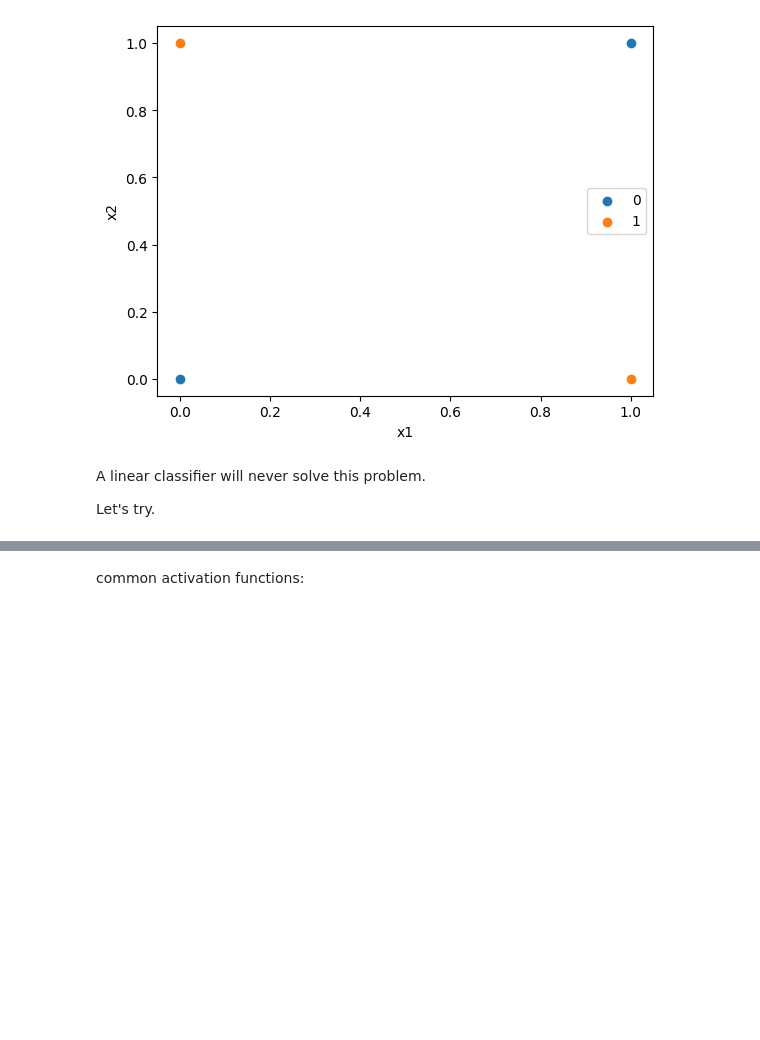
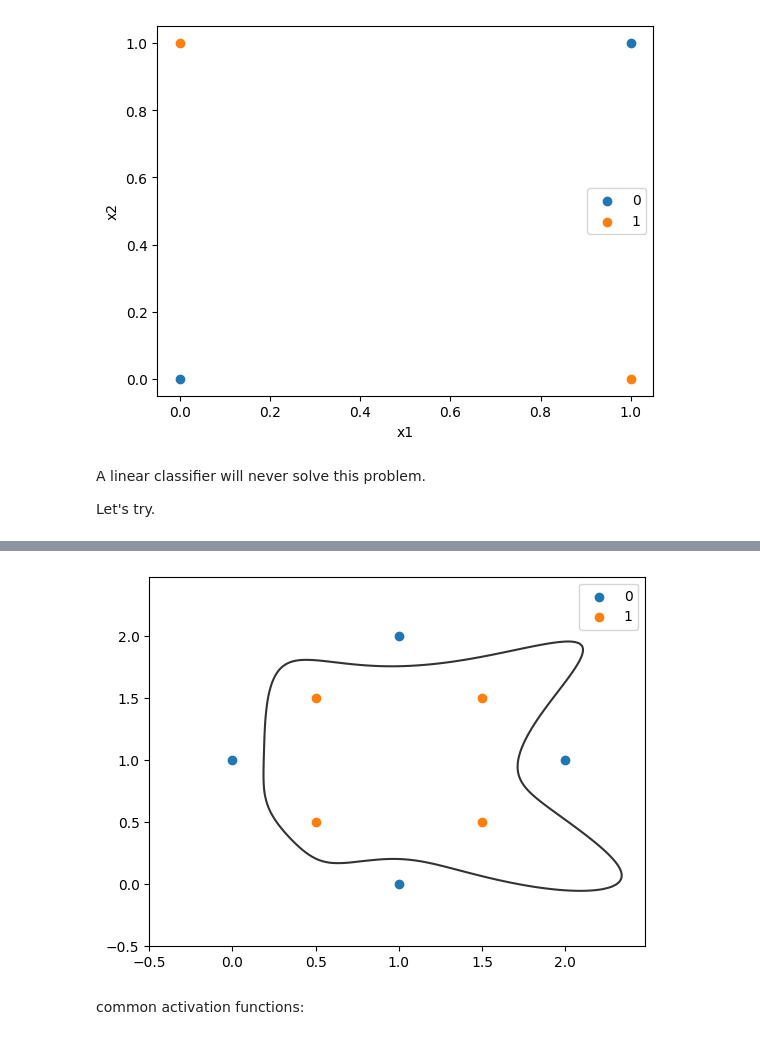
Before and after one commit to leonyangucl/2023fyp, a Jupyter notebook: CNN.ipynb, the cells around one changed output, grey strips where cells are left out. Cells and saved outputs as stored; diff of their text form; code cells hidden in the pictures; blank space fills up the shorter version.

```diff
--- a/CNN.ipynb
+++ b/CNN.ipynb
@@ -543,0 +606,12 @@ plt.show()
+# %%
+model_nn5 = Sequential([
+    Dense(10,input_dim=2, activation='sigmoid'),
+    Dense(5, activation='sigmoid'),
+    Dense(1, activation='sigmoid')
+])
+
+adam = tf.keras.optimizers.Adam(learning_rate=0.05)
+
+model_nn5.compile(loss='binary_crossentropy', optimizer=adam, metrics=['accuracy'])
+
+model_nn5.fit(X, Y, epochs=200)
@@ -543,0 +637,20 @@ plt.show()
+# %%
+x_min, x_max = X[:, 0].min() - 0.5, X[:, 0].max() + 0.5
+y_min, y_max = X[:, 1].min() - 0.5, X[:, 1].max() + 0.5
+h = 0.02
+xx, yy = np.meshgrid(np.arange(x_min, x_max, h), np.arange(y_min, y_max, h))
+
+
+Z = model_nn5.predict(np.c_[xx.ravel(), yy.ravel()])
+Z = Z.reshape(xx.shape)
+
+
+plt.figure()
+plt.contour(xx, yy, Z, levels=[0.5], cmap='Greys', vmin=0, vmax=0.6)
+
+plt.scatter(X[0:4,0],X[0:4,1],label='0')
+plt.scatter(X[4:8,0],X[4:8,1],label='1')
+
+plt.legend()
+plt.show()
+# %% [output]
@@ -544,3 +658,4 @@ plt.show()
+[figure, added]
 # %% [markdown]
 common activation functions:
 # %% [markdown]
```
Also changed, not shown: parts of 86 cells of this notebook.
